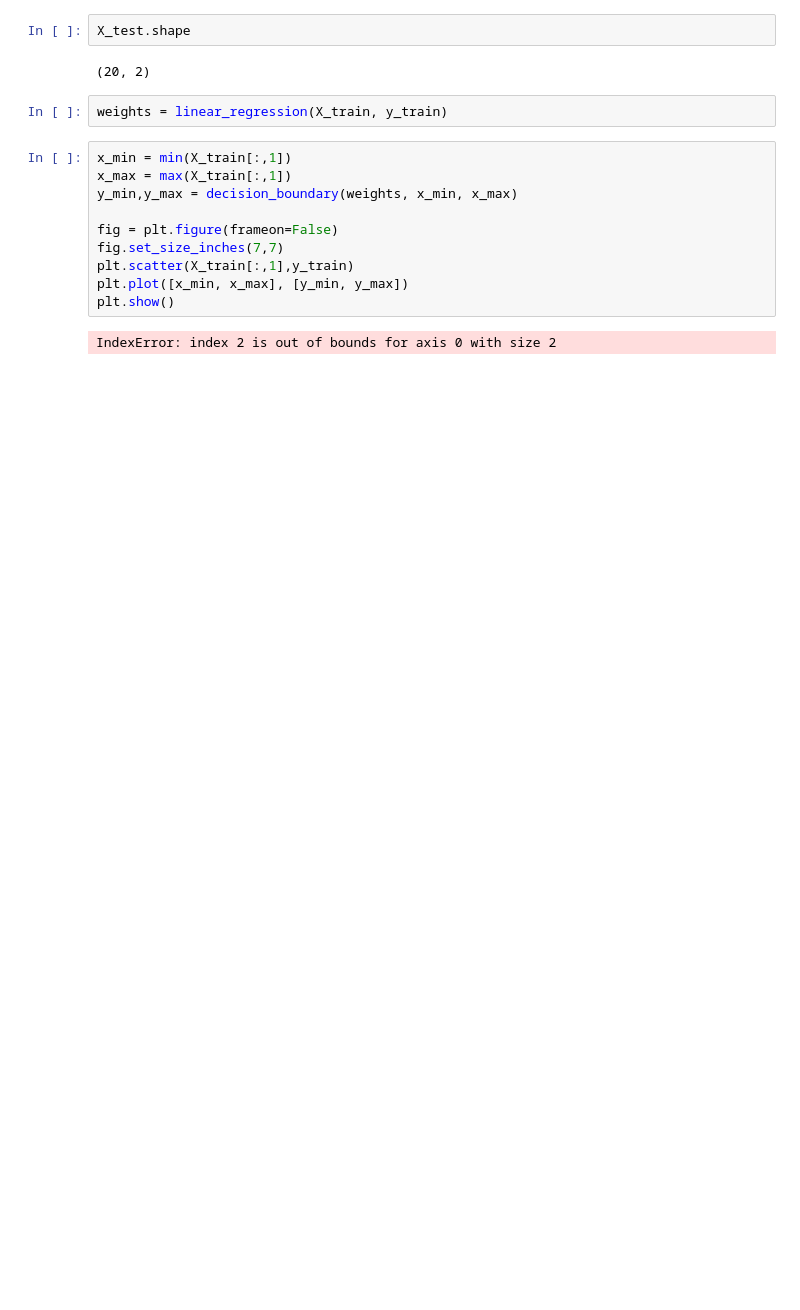
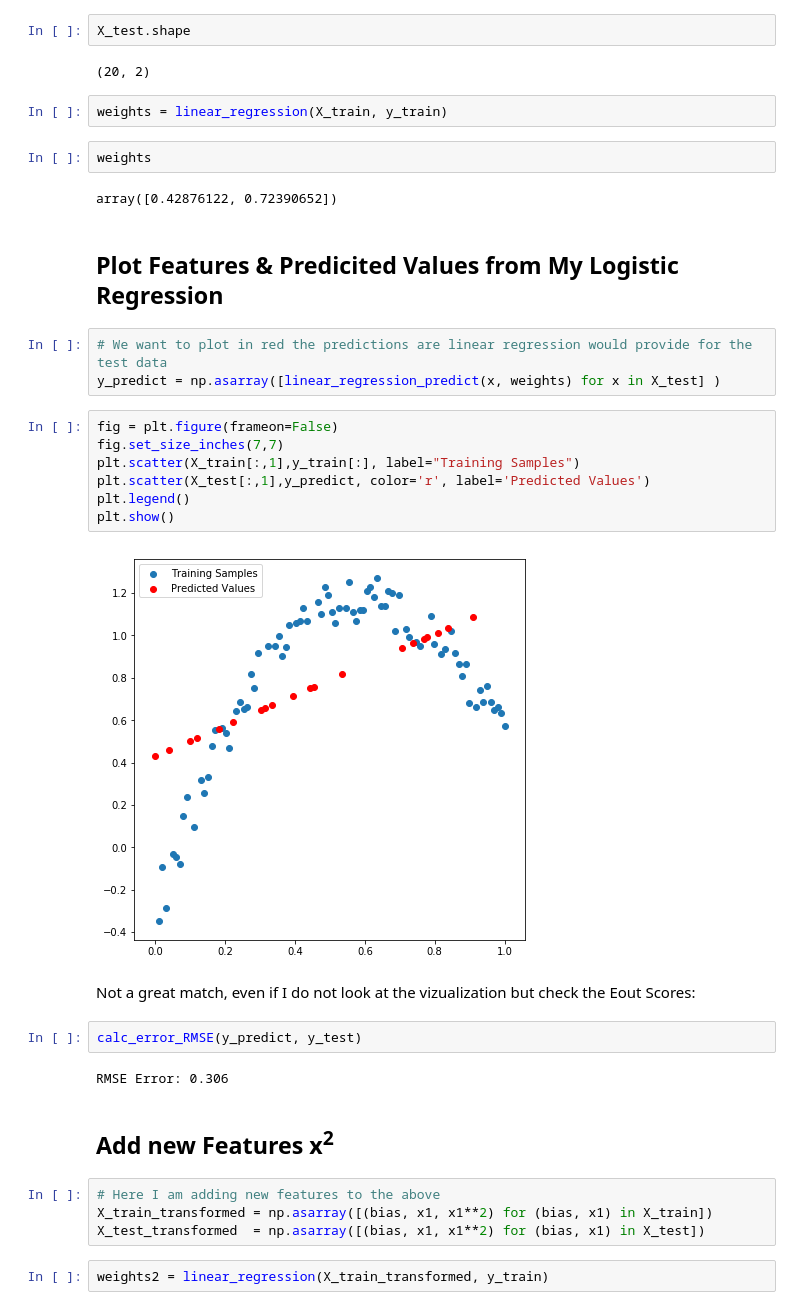
Before and after one commit to vipulpopat/MSCAI_Sem1_Etivity3, a Jupyter notebook: Etivity3_LinearRegression.ipynb, the cells around one changed output. Drawn from its saved outputs; the diff is of its cells as text; blank space fills up the shorter version.

```diff
--- a/Etivity3_LinearRegression.ipynb
+++ b/Etivity3_LinearRegression.ipynb
@@ -95,15 +112,35 @@ X_test.shape
 (20, 2)
 # %%
 weights = linear_regression(X_train, y_train)
+# %%
+weights
+# %% [output]
+array([0.42876122, 0.72390652])
+# %% [markdown]
+   ## Plot Features & Predicited Values from My Logistic Regression
+# %%
+# We want to plot in red the predictions are linear regression would provide for the test data
+y_predict = np.asarray([linear_regression_predict(x, weights) for x in X_test] )
 # %%
-x_min = min(X_train[:,1])
-x_max = max(X_train[:,1])
-y_min,y_max = decision_boundary(weights, x_min, x_max)
-
 fig = plt.figure(frameon=False)
 fig.set_size_inches(7,7)
-plt.scatter(X_train[:,1],y_train)
-plt.plot([x_min, x_max], [y_min, y_max])
+plt.scatter(X_train[:,1],y_train[:], label="Training Samples")
+plt.scatter(X_test[:,1],y_predict, color='r', label='Predicted Values')
+plt.legend()
 plt.show()
 # %% [output]
-IndexError: index 2 is out of bounds for axis 0 with size 2
+[figure, added]
+# %% [markdown]
+Not a great match, even if I do not look at the vizualization but check the Eout Scores:
+# %%
+calc_error_RMSE(y_predict, y_test)
+# %% [output]
+RMSE Error: 0.306
+# %% [markdown]
+## Add new Features x<sup>2</sup>
+# %%
+# Here I am adding new features to the above
+X_train_transformed = np.asarray([(bias, x1, x1**2) for (bias, x1) in X_train])
+X_test_transformed  = np.asarray([(bias, x1, x1**2) for (bias, x1) in X_test])
+# %%
+weights2 = linear_regression(X_train_transformed, y_train)
```
Also changed, not shown: parts of 20 cells of this notebook.
